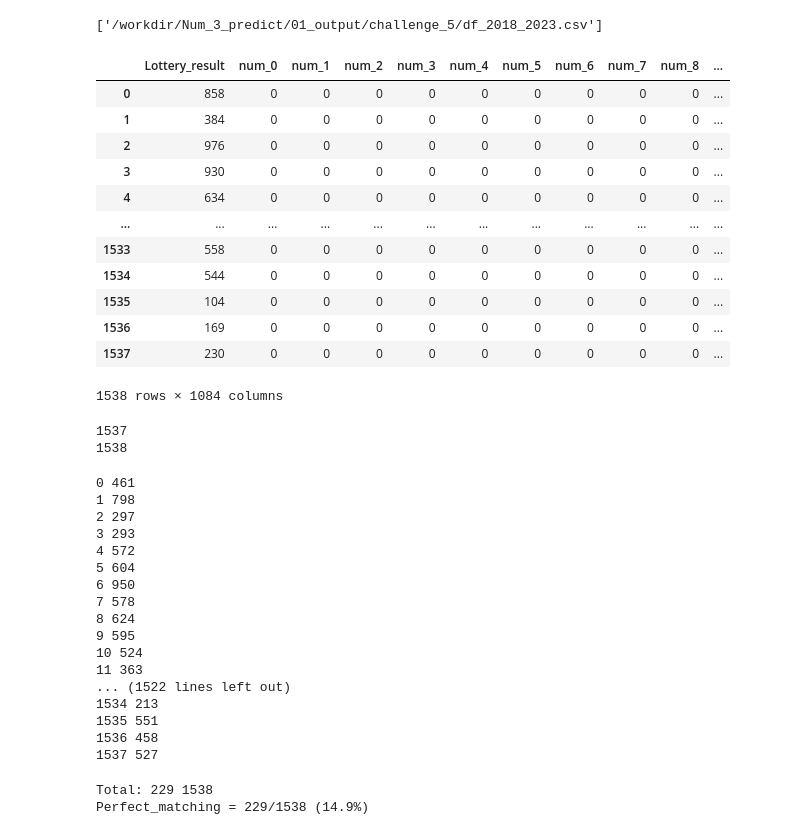
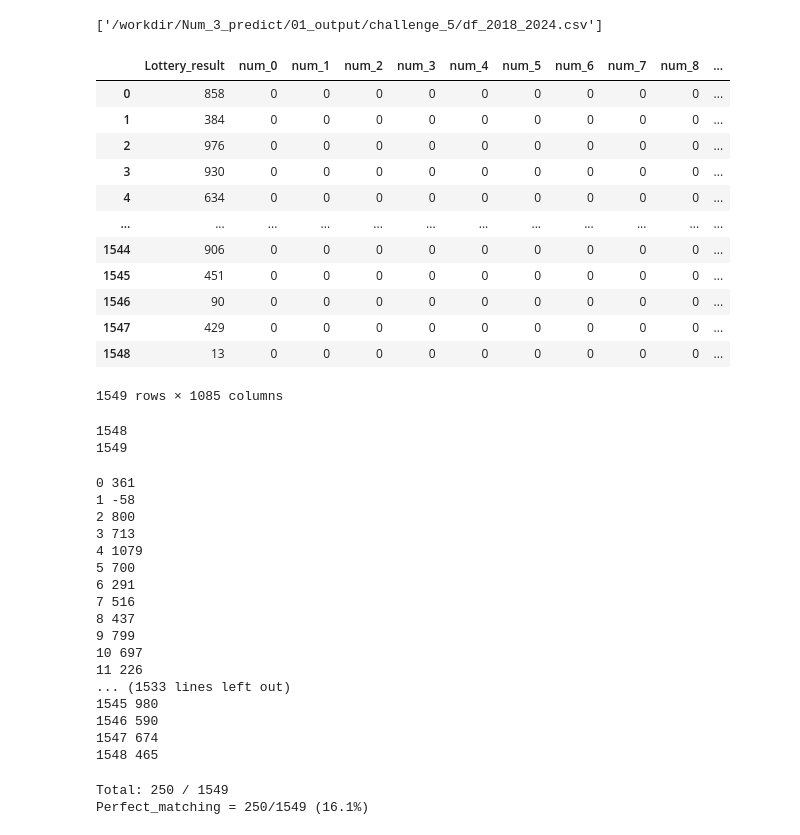
Before and after one commit to yyoshikun/workdir, a Jupyter notebook: Num_3_challenge_6.ipynb, the cells around one changed output. Saved outputs shown, nothing was run; the diff lists cells and outputs as text; code cells hidden in the pictures.

```diff
--- a/Num_3_challenge_6.ipynb
+++ b/Num_3_challenge_6.ipynb
@@ -9,32 +9,32 @@ from sklearn.preprocessing import OneHotEncoder
 New_data_dir='/workdir/Num_3_predict/01_output/challenge_5'
 
 import glob
-Num_3_file=os.path.join(New_data_dir,'/workdir/Num_3_predict/01_output/challenge_5/df_2018_2023.csv')
+Num_3_file=os.path.join(New_data_dir,'/workdir/Num_3_predict/01_output/challenge_5/df_2018_2024.csv')
 Num_3_paths=glob.glob(Num_3_file)
 display(Num_3_paths)
 # %% [output]
-['/workdir/Num_3_predict/01_output/challenge_5/df_2018_2023.csv']
+['/workdir/Num_3_predict/01_output/challenge_5/df_2018_2024.csv']
 # %%
 #001 csv_data 呼び出して確認
 New_data_dir='/workdir/Num_3_predict/01_output/challenge_5'
 Num_3_predict_dir=os.path.join(New_data_dir)
-Num_3_file='df_2018_2023.csv' #西暦ごとに出力 + #005欠損値も確認
+Num_3_file='df_2018_2024.csv' #西暦ごとに出力 + #005欠損値も確認
 df=pd.read_csv(os.path.join(Num_3_predict_dir,Num_3_file))
 display(df)
 # %% [output]
 |  | Lottery_result | num_0 | num_1 | num_2 | num_3 | num_4 | num_5 | num_6 | num_7 | num_8 | ... |
 | 0 | 858 | 0 | 0 | 0 | 0 | 0 | 0 | 0 | 0 | 0 | ... |
 | 1 | 384 | 0 | 0 | 0 | 0 | 0 | 0 | 0 | 0 | 0 | ... |
 | 2 | 976 | 0 | 0 | 0 | 0 | 0 | 0 | 0 | 0 | 0 | ... |
 | 3 | 930 | 0 | 0 | 0 | 0 | 0 | 0 | 0 | 0 | 0 | ... |
 | 4 | 634 | 0 | 0 | 0 | 0 | 0 | 0 | 0 | 0 | 0 | ... |
 | ... | ... | ... | ... | ... | ... | ... | ... | ... | ... | ... | ... |
-| 1533 | 558 | 0 | 0 | 0 | 0 | 0 | 0 | 0 | 0 | 0 | ... |
-| 1534 | 544 | 0 | 0 | 0 | 0 | 0 | 0 | 0 | 0 | 0 | ... |
-| 1535 | 104 | 0 | 0 | 0 | 0 | 0 | 0 | 0 | 0 | 0 | ... |
-| 1536 | 169 | 0 | 0 | 0 | 0 | 0 | 0 | 0 | 0 | 0 | ... |
-| 1537 | 230 | 0 | 0 | 0 | 0 | 0 | 0 | 0 | 0 | 0 | ... |
+| 1544 | 906 | 0 | 0 | 0 | 0 | 0 | 0 | 0 | 0 | 0 | ... |
+| 1545 | 451 | 0 | 0 | 0 | 0 | 0 | 0 | 0 | 0 | 0 | ... |
+| 1546 | 90 | 0 | 0 | 0 | 0 | 0 | 0 | 0 | 0 | 0 | ... |
+| 1547 | 429 | 0 | 0 | 0 | 0 | 0 | 0 | 0 | 0 | 0 | ... |
+| 1548 | 13 | 0 | 0 | 0 | 0 | 0 | 0 | 0 | 0 | 0 | ... |
-1538 rows × 1084 columns
+1549 rows × 1085 columns
 # %%
 #002 最終行数を取得
 last_row = df.shape[0] - 1#最終行番号
@@ -43,8 +43,8 @@ print(last_row)
 last_row1 = df.shape[0]#0～最終までの行数
 print(last_row1)
 # %% [output]
-1537
-1538
+1548
+1549
 # %%
 #003 説明変数と目的変数に分割-----まとめて出力できないか-----
 
@@ -63,9 +63,9 @@ for i in range(0,last_row1):  #0～最終までの行数
 
     #学習
     from sklearn.model_selection import train_test_split
-    # X_train,X_test,y_train,y_test=train_test_split(X,y,test_size=0.2,random_state=20)#初期 size=0.4 state=1→20→30→40 本では42推奨しているけどここで調整するところ
+    # X_train,X_test,y_train,y_test=train_test_split(X,y,test_size=0.2,random_state=20)#初期 size=0.4 state=1→20→30→40 "本では42推奨しているけどここで調整するところ"
     #-----警告処置-----
-    X_train,X_test,y_train,y_test=train_test_split(X.values,y,test_size=0.2,random_state=20)#初期 size=0.4 state=1→20→30　#微調整が必要かなsize=0.2→0.25→0.3　random_state= は20が基本で30→40で調整
+    X_train,X_test,y_train,y_test=train_test_split(X.values,y,test_size=0.2,random_state=42)#初期 size=0.4 state=1→20→30　#微調整が必要かなsize=0.2→0.25→0.3　random_state= は20が基本で30→40で調整---42---
     model.fit(X_train,y_train)
     model.fit(X_test,y_test)
 
@@ -92,23 +92,23 @@ for i in range(0,last_row1):  #0～最終までの行数
 
 #-----警告処置-----
 # %% [output]
-0 461
-1 798
-2 297
-3 293
-4 572
-5 604
-6 950
-7 578
-8 624
-9 595
-10 524
-11 363
-... (1522 lines left out)
-1534 213
-1535 551
-1536 458
-1537 527
+0 361
+1 -58
+2 800
+3 713
+4 1079
+5 700
+6 291
+7 516
+8 437
+9 799
+10 697
+11 226
+... (1533 lines left out)
+1545 980
+1546 590
+1547 674
+1548 465
 # %%
 #004 完全一致率を算出----これで楽になるね
 import pandas as pd
@@ -136,13 +136,13 @@ for i in range(0,last_row1):   #0～最終までの行数
         count += 1
 
     # print(y,y_pred,num)
-print('Total:', score, count)
+print('Total:', score,'/', count)
 
 if count >= score:
     print(f'Perfect_matching = {score}/{count} ({score/count *100:.1f}%)')
 # %% [output]
-Total: 229 1538
-Perfect_matching = 229/1538 (14.9%)
+Total: 250 / 1549
+Perfect_matching = 250/1549 (16.1%)
 # %%
 #ここでおわり
 
```
Also changed, not shown: 8 other files.
